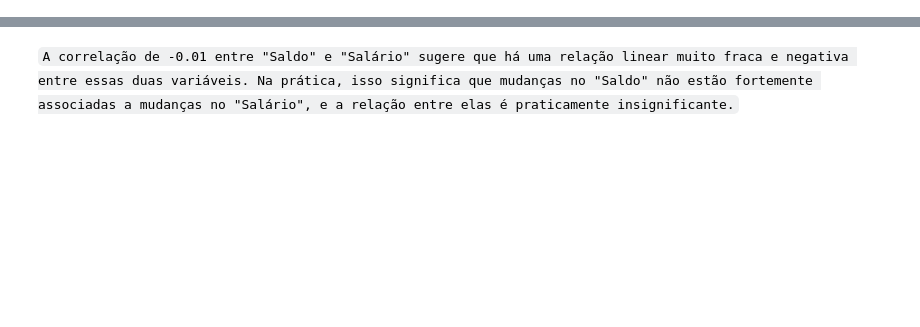
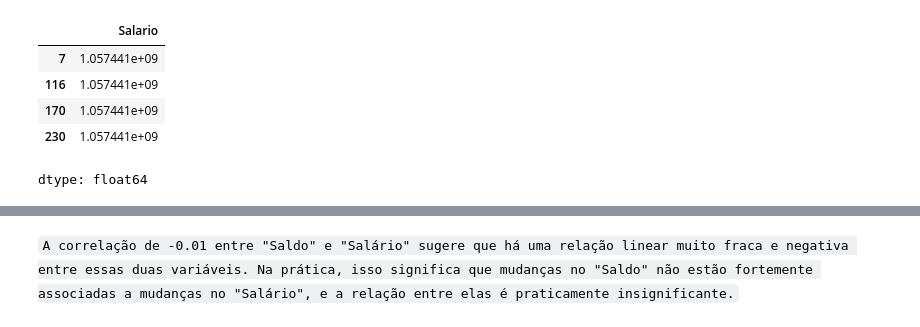
Before and after one commit to IvanAjala/data-science-portfolio, a Jupyter notebook: Análise Exploratória de Dados (EDA)/churn_analysis/notebooks/churn_analysis.ipynb, the cells around one changed output, grey strips where cells are left out. Cells and saved outputs as stored; diff of their text form; code cells hidden in the pictures; blank space fills up the shorter version.

```diff
--- a/Análise Exploratória de Dados (EDA)/churn_analysis/notebooks/churn_analysis.ipynb
+++ b/Análise Exploratória de Dados (EDA)/churn_analysis/notebooks/churn_analysis.ipynb
@@ -149,2 +358,11 @@ axes[1].set_title('Boxplot de Salário')
+# %%
+dataset.loc[dataset['Salario'] >= 2 * desv, 'Salario']
+# %% [output]
+|  | Salario |
+| 7 | 1.057441e+09 |
+| 116 | 1.057441e+09 |
+| 170 | 1.057441e+09 |
+| 230 | 1.057441e+09 |
+dtype: float64
 # %%
 dataset['Score'].min()
```
Also changed, not shown: parts of 44 cells of this notebook.
